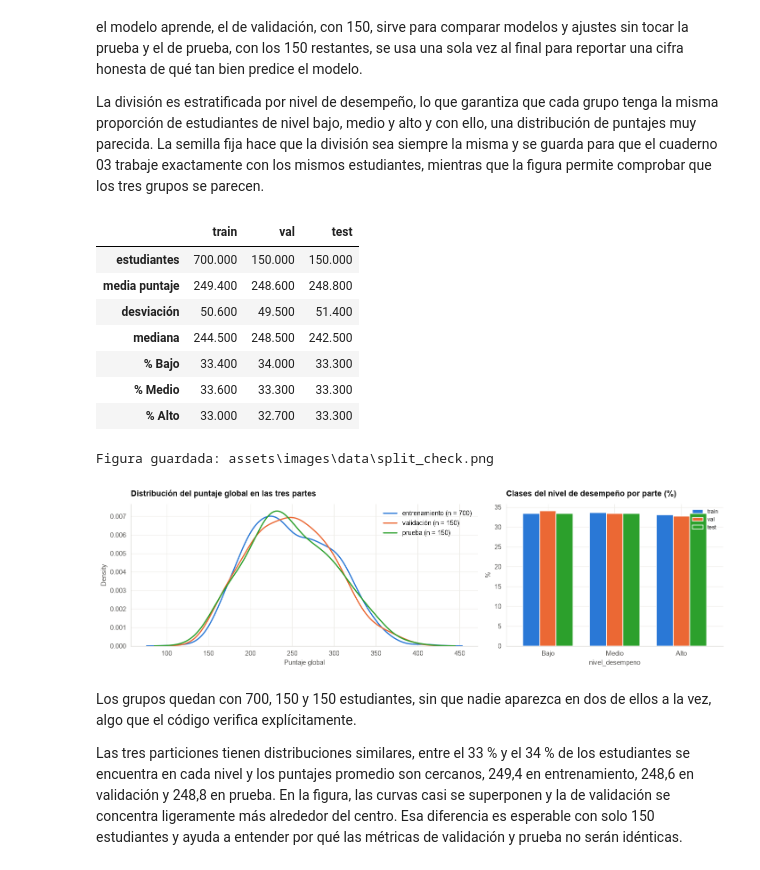
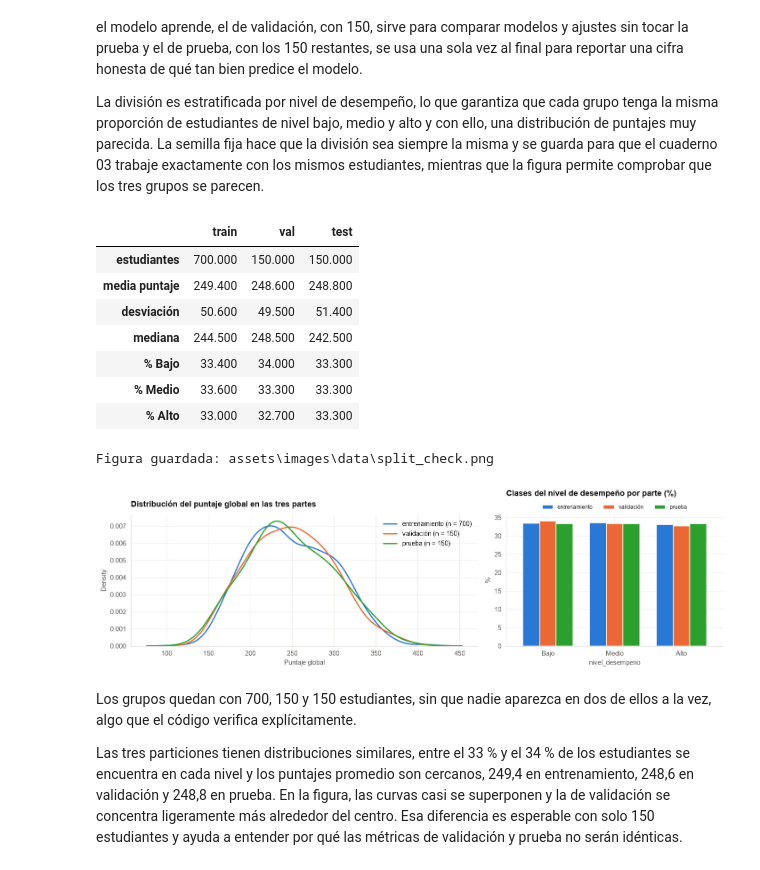
Before and after one commit to RubianoAndy/saber11-project, a Jupyter notebook: notebooks/02_preparacion_y_baseline.ipynb, the cells around one changed output. Saved outputs shown, nothing was run; the diff lists cells and outputs as text; code cells hidden in the pictures.

```diff
--- a/notebooks/02_preparacion_y_baseline.ipynb
+++ b/notebooks/02_preparacion_y_baseline.ipynb
@@ -458,35 +459,37 @@ estrato_split = df["nivel_desempeno"].to_numpy()
 pos_train, pos_temp = train_test_split(posiciones, test_size=0.30, random_state=RANDOM_STATE, stratify=estrato_split)
 pos_val, pos_test = train_test_split(pos_temp, test_size=0.50, random_state=RANDOM_STATE, stratify=estrato_split[pos_temp])
 particion = pd.Series("train", index=df.index, name="particion")
 particion.iloc[pos_val] = "val"; particion.iloc[pos_test] = "test"
 
 partes = {p: (df.loc[particion == p, FEATURES], df.loc[particion == p, TARGET], df.loc[particion == p, "nivel_desempeno"]) for p in ["train", "val", "test"]}
 X_train, y_train, c_train = partes["train"]; X_val, y_val, c_val = partes["val"]; X_test, y_test, c_test = partes["test"]
 assert not (set(X_train.index) & set(X_val.index)) and not (set(X_train.index) & set(X_test.index)) and not (set(X_val.index) & set(X_test.index))
 
 control = pd.DataFrame({p: {"estudiantes": len(y), "media puntaje": y.mean(), "desviación": y.std(), "mediana": y.median(),
                             **{f"% {k}": (c == k).mean() * 100 for k in CLASES}} for p, (X, y, c) in partes.items()}).round(1)
 display(control)
 
 fig, axes = plt.subplots(1, 2, figsize=(13, 3.9), gridspec_kw={"width_ratios": [1.6, 1]})
 for nombre, (X, y, c), color in zip(["entrenamiento", "validación", "prueba"], partes.values(), [C_BASE, C_ACCENT, "#2CA02C"]):
     sns.kdeplot(y, ax=axes[0], color=color, linewidth=1.8, label=f"{nombre} (n = {len(y)})")
 axes[0].set_title("Distribución del puntaje global en las tres partes"); axes[0].set_xlabel("Puntaje global"); axes[0].legend(frameon=False)
 tabla = pd.DataFrame({p: c.value_counts(normalize=True).reindex(CLASES) * 100 for p, (X, y, c) in partes.items()})
 tabla.plot(kind="bar", ax=axes[1], color=[C_BASE, C_ACCENT, "#2CA02C"], width=0.75)
-axes[1].set_title("Clases del nivel de desempeño por parte (%)"); axes[1].set_ylabel("%"); axes[1].legend(frameon=False, fontsize=8); axes[1].tick_params(axis="x", rotation=0)
+axes[1].set_title("Clases del nivel de desempeño por parte (%)", pad=28); axes[1].set_ylabel("%"); axes[1].tick_params(axis="x", rotation=0)
+axes[1].legend(["entrenamiento", "validación", "prueba"], frameon=False, fontsize=8, ncol=3,
+               loc="lower center", bbox_to_anchor=(0.5, 1.0))      # leyenda encima de las barras
 fig.tight_layout(); save_fig(fig, "split_check"); plt.show()
 # %% [output]
 |  | train | val | test |
 | estudiantes | 700.000 | 150.000 | 150.000 |
 | media puntaje | 249.400 | 248.600 | 248.800 |
 | desviación | 50.600 | 49.500 | 51.400 |
 | mediana | 244.500 | 248.500 | 242.500 |
 | % Bajo | 33.400 | 34.000 | 33.300 |
 | % Medio | 33.600 | 33.300 | 33.300 |
 | % Alto | 33.000 | 32.700 | 33.300 |
 Figura guardada: assets\images\data\split_check.png
-[figure, old version]
+[figure, new version]
 # %% [markdown]
 Los grupos quedan con 700, 150 y 150 estudiantes, sin que nadie aparezca en dos de ellos a la vez, algo que el código verifica explícitamente.
 
```
Also changed, not shown: parts of 3 cells of this notebook, 1 other file.
